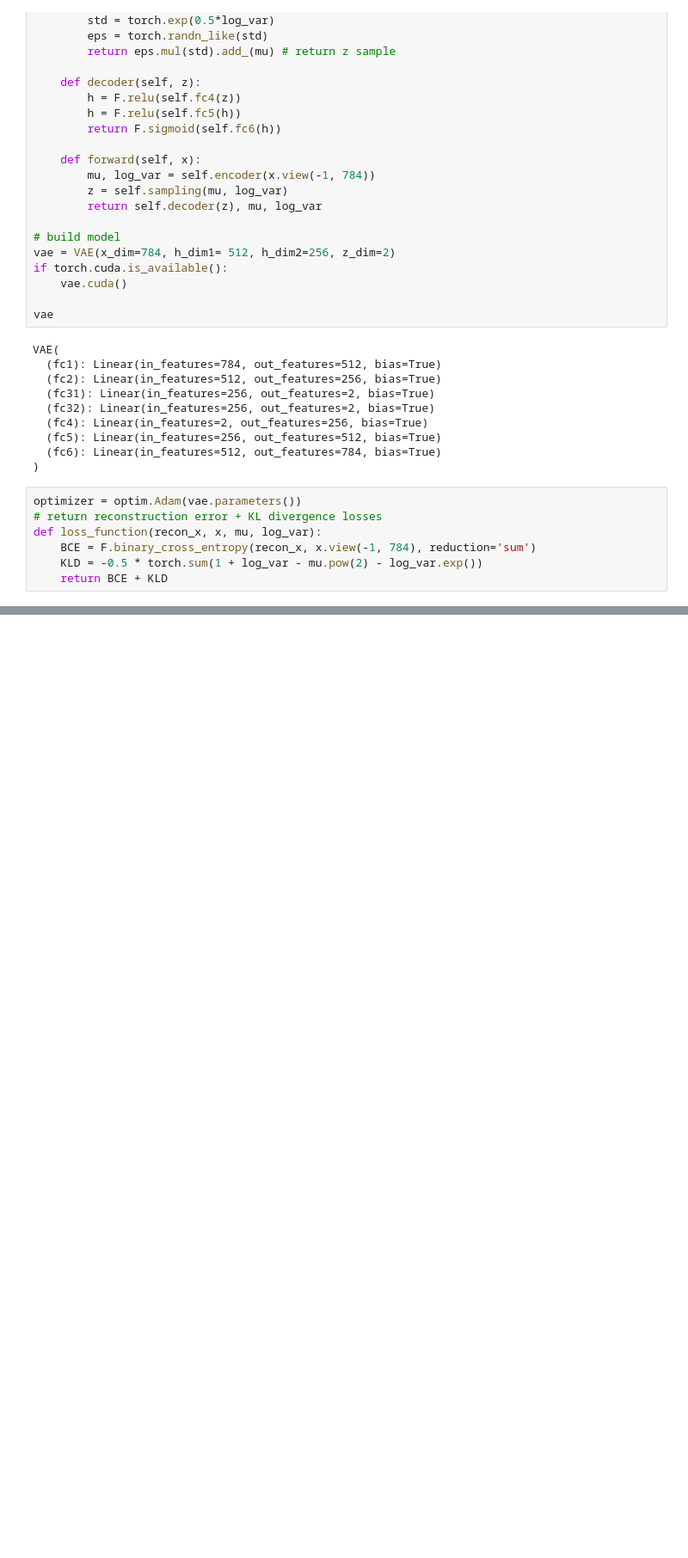
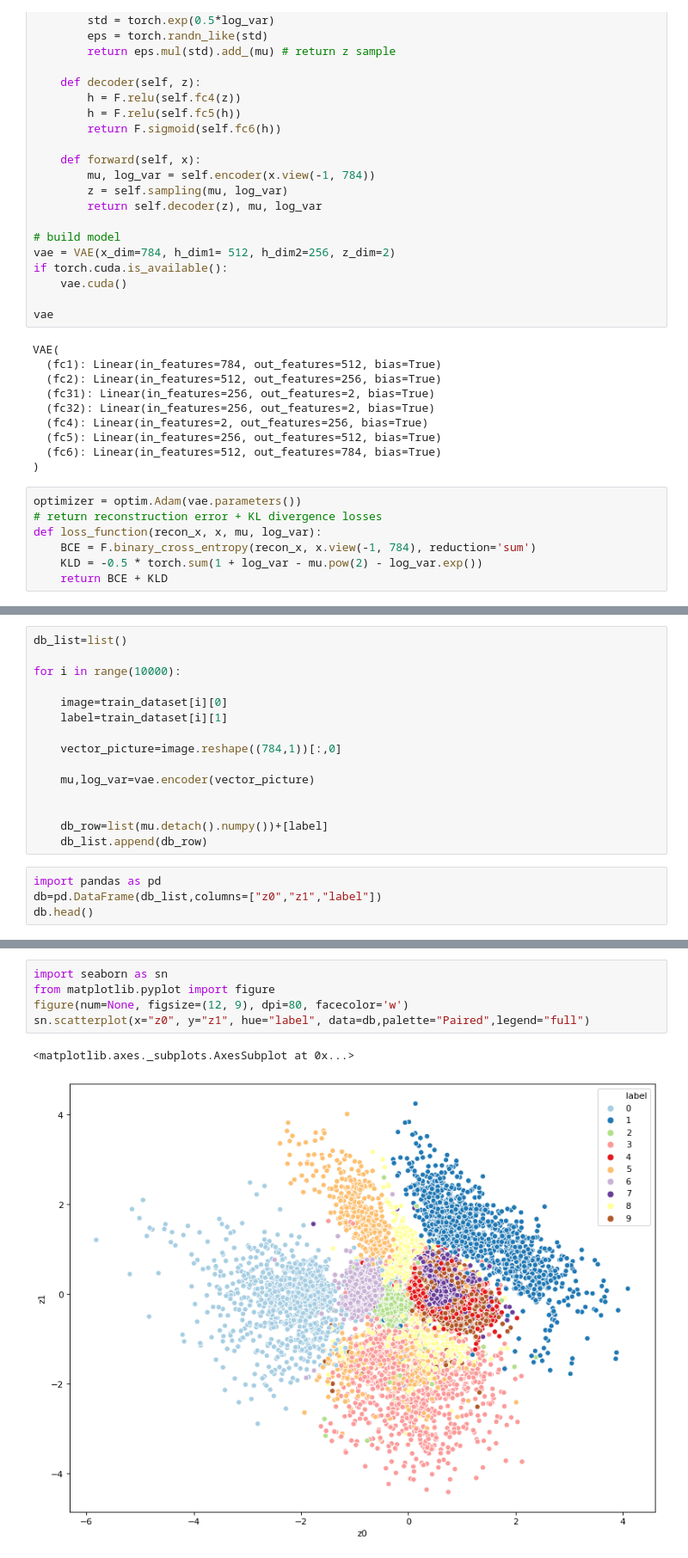
Before and after one commit to YannFra/Variational_Autoencoder, a Jupyter notebook: VAE.ipynb, the cells around one changed output, grey strips where cells are left out. Shown at 86% size. Drawn from its saved outputs; the diff is of its cells as text; blank space fills up the shorter version.

```diff
--- a/VAE.ipynb
+++ b/VAE.ipynb
@@ -325,0 +327,19 @@ with torch.no_grad():
+# %%
+db_list=list()
+
+for i in range(10000):
+
+    image=train_dataset[i][0]
+    label=train_dataset[i][1]
+
+    vector_picture=image.reshape((784,1))[:,0]
+
+    mu,log_var=vae.encoder(vector_picture)
+
+
+    db_row=list(mu.detach().numpy())+[label]
+    db_list.append(db_row)
+# %%
+import pandas as pd
+db=pd.DataFrame(db_list,columns=["z0","z1","label"])
+db.head()
@@ -325,0 +353,8 @@ with torch.no_grad():
+# %%
+import seaborn as sn
+from matplotlib.pyplot import figure
+figure(num=None, figsize=(12, 9), dpi=80, facecolor='w')
+sn.scatterplot(x="z0", y="z1", hue="label", data=db,palette="Paired",legend="full")
+# %% [output]
+<matplotlib.axes._subplots.AxesSubplot at 0x...>
+[figure, added]
```
Also changed, not shown: parts of 20 cells of this notebook, 1 other file.
